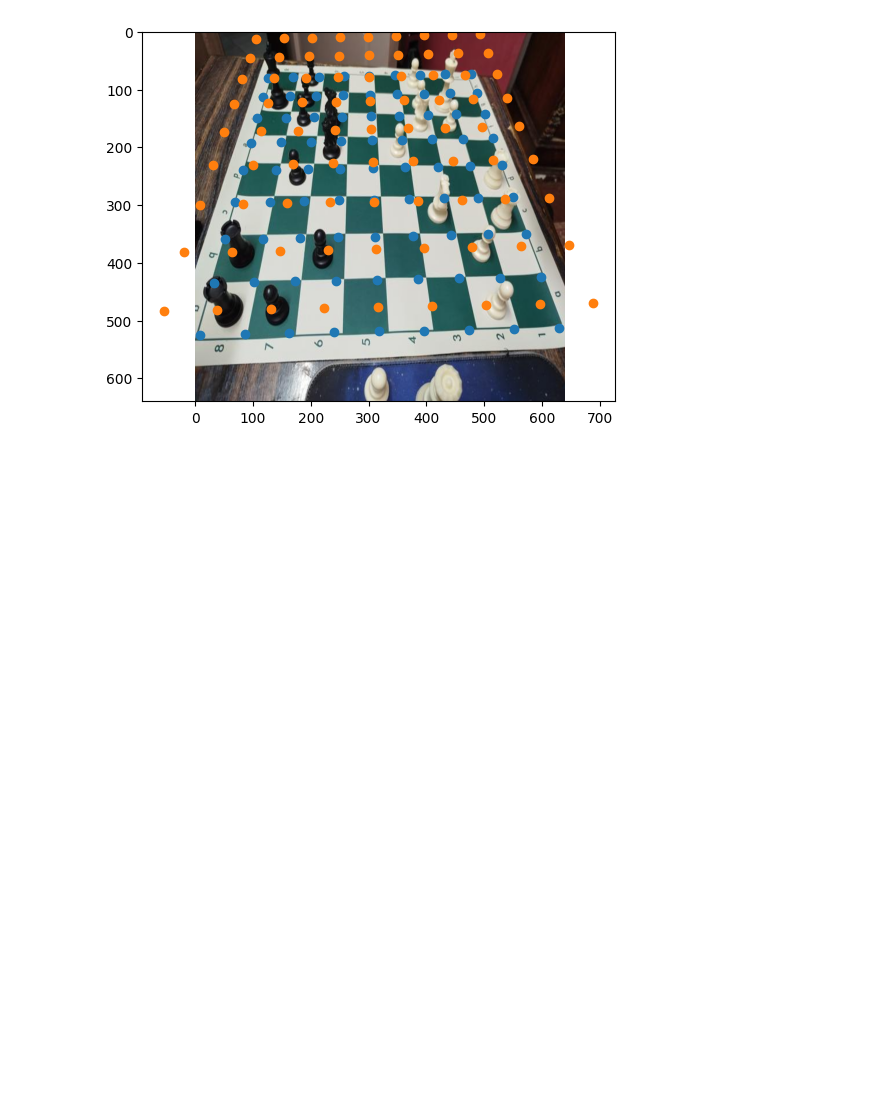
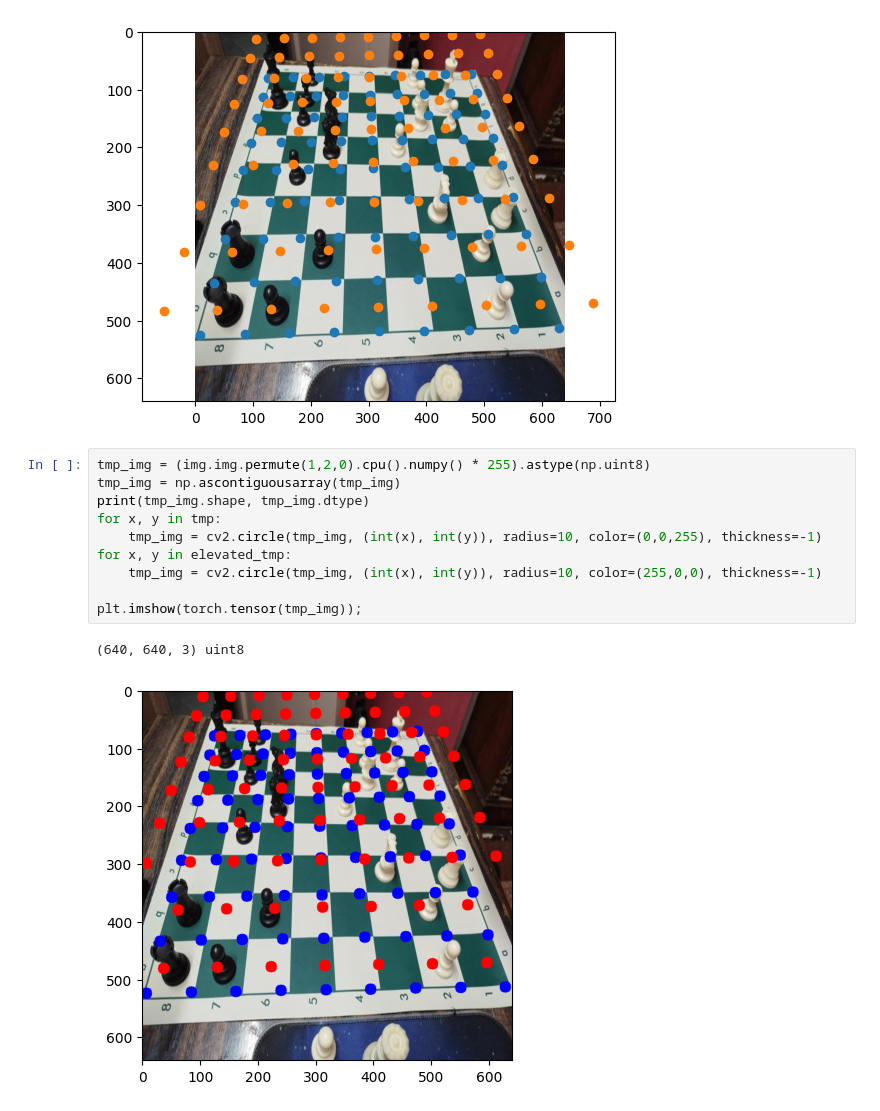
Before and after one commit to MostafaBelo/thesis_chess_lens, a Jupyter notebook: src/PieceDetection/PieceCropper_3D/main.ipynb, the cells around one changed output. Drawn from its saved outputs; the diff is of its cells as text; blank space fills up the shorter version.

```diff
--- a/src/PieceDetection/PieceCropper_3D/main.ipynb
+++ b/src/PieceDetection/PieceCropper_3D/main.ipynb
@@ -324,3 +325,16 @@ plt.scatter(tmp[:,0], tmp[:,1]);
 plt.scatter(elevated_tmp[:,0], elevated_tmp[:,1]);
 # %% [output]
 [figure]
+# %%
+tmp_img = (img.img.permute(1,2,0).cpu().numpy() * 255).astype(np.uint8)
+tmp_img = np.ascontiguousarray(tmp_img)
+print(tmp_img.shape, tmp_img.dtype)
+for x, y in tmp:
+    tmp_img = cv2.circle(tmp_img, (int(x), int(y)), radius=10, color=(0,0,255), thickness=-1)
+for x, y in elevated_tmp:
+    tmp_img = cv2.circle(tmp_img, (int(x), int(y)), radius=10, color=(255,0,0), thickness=-1)
+
+plt.imshow(torch.tensor(tmp_img));
+# %% [output]
+(640, 640, 3) uint8
+[figure, added]
```
Also changed, not shown: parts of 1 cell of this notebook, 11 other files.
